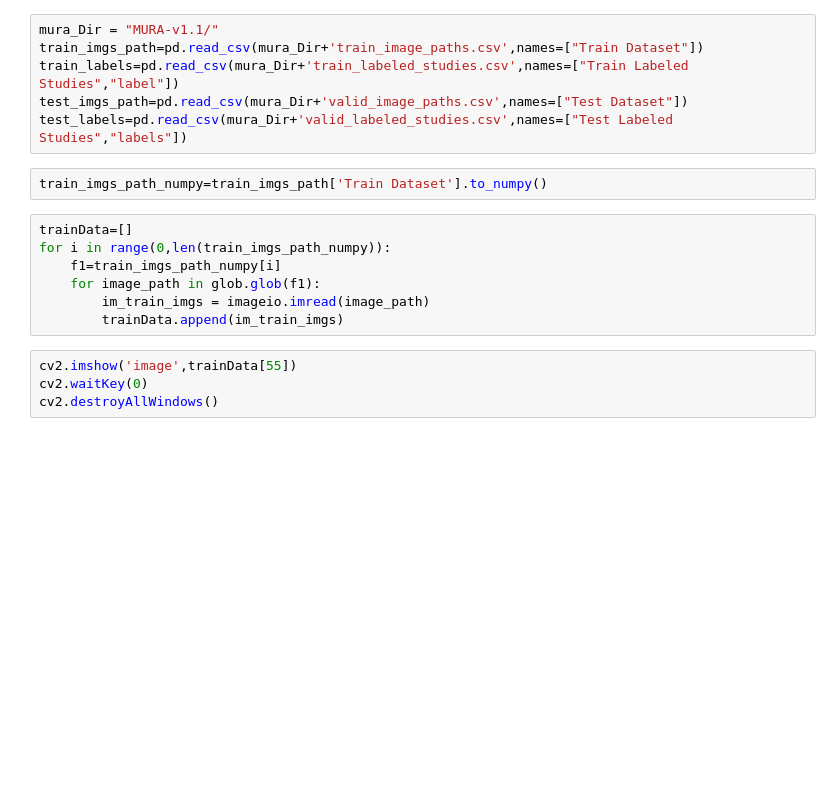
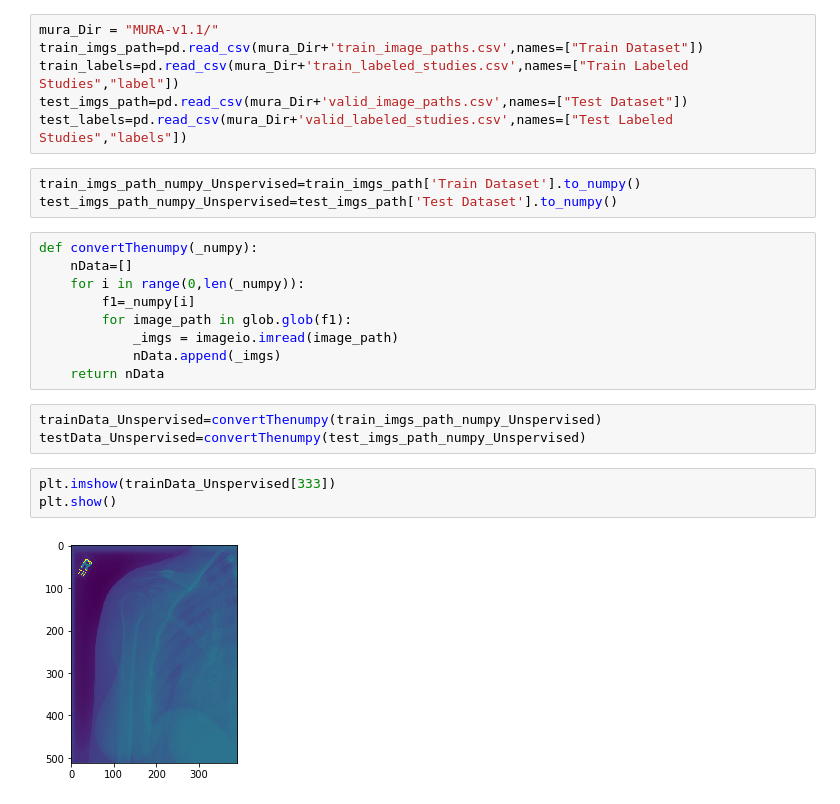
Before and after one commit to amikha33/MURA, a Jupyter notebook: X-Ray.ipynb, the cells around one changed output. Saved outputs shown, nothing was run; the diff lists cells and outputs as text; blank space fills up the shorter version.

```diff
--- a/X-Ray.ipynb
+++ b/X-Ray.ipynb
@@ -18,15 +18,22 @@ train_labels=pd.read_csv(mura_Dir+'train_labeled_studies.csv',names=["Train Labe
 test_imgs_path=pd.read_csv(mura_Dir+'valid_image_paths.csv',names=["Test Dataset"])
 test_labels=pd.read_csv(mura_Dir+'valid_labeled_studies.csv',names=["Test Labeled Studies","labels"])
 # %%
-train_imgs_path_numpy=train_imgs_path['Train Dataset'].to_numpy()
+train_imgs_path_numpy_Unspervised=train_imgs_path['Train Dataset'].to_numpy()
+test_imgs_path_numpy_Unspervised=test_imgs_path['Test Dataset'].to_numpy()
 # %%
-trainData=[]
-for i in range(0,len(train_imgs_path_numpy)):
-    f1=train_imgs_path_numpy[i]
-    for image_path in glob.glob(f1):
-        im_train_imgs = imageio.imread(image_path)
-        trainData.append(im_train_imgs)
+def convertThenumpy(_numpy):
+    nData=[]
+    for i in range(0,len(_numpy)):
+        f1=_numpy[i]
+        for image_path in glob.glob(f1):
+            _imgs = imageio.imread(image_path)
+            nData.append(_imgs)
+    return nData
-# %%
-cv2.imshow('image',trainData[55])
-cv2.waitKey(0)
-cv2.destroyAllWindows()
+# %%
+trainData_Unspervised=convertThenumpy(train_imgs_path_numpy_Unspervised)
+testData_Unspervised=convertThenumpy(test_imgs_path_numpy_Unspervised)
+# %%
+plt.imshow(trainData_Unspervised[333])
+plt.show()
+# %% [output]
+[figure, added]
```
Also changed, not shown: parts of 1 cell of this notebook.
